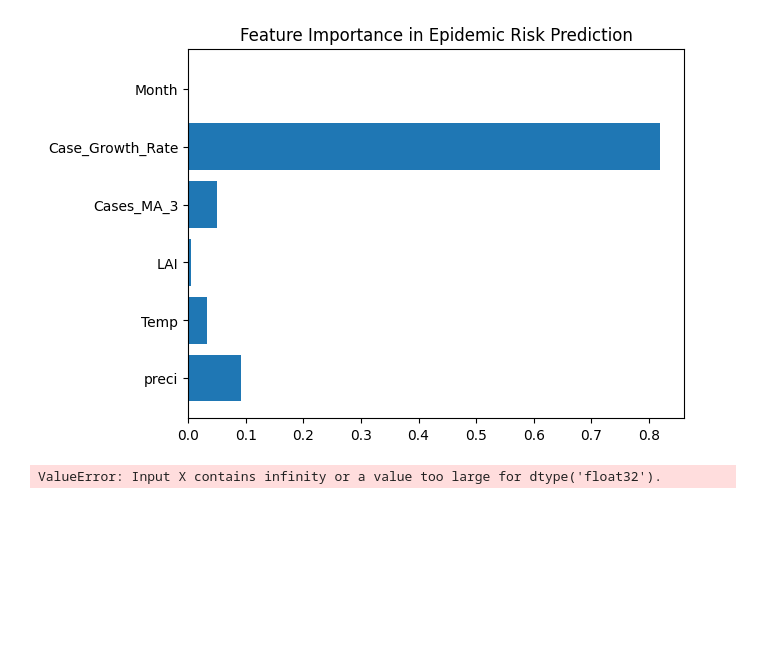
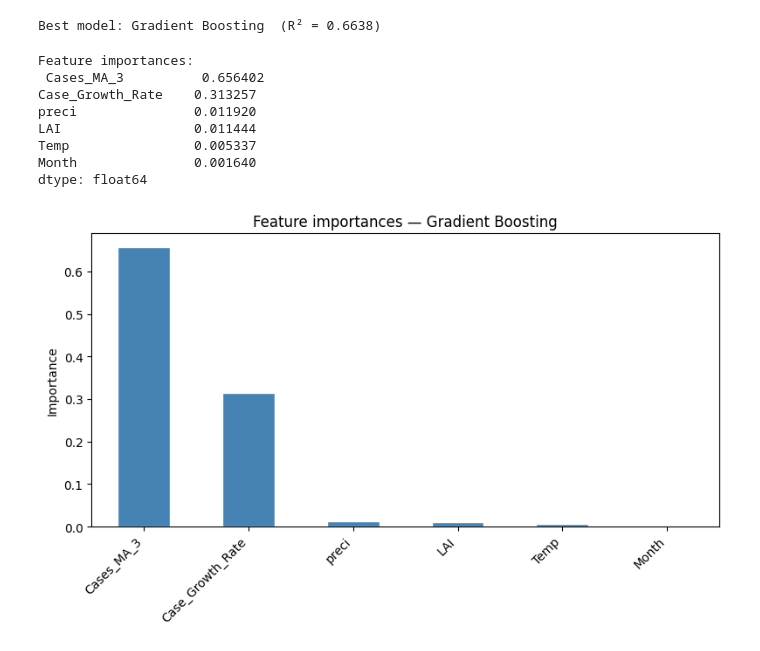
Before and after one commit to Nidhi2805/epidemic-hotspot-risk-prediction, a Jupyter notebook: notebooks/04_risk_prediction.ipynb, the cells around one changed output. Cells and saved outputs as stored; diff of their text form; code cells hidden in the pictures; blank space fills up the shorter version.

```diff
--- a/notebooks/04_risk_prediction.ipynb
+++ b/notebooks/04_risk_prediction.ipynb
@@ -69,5 +59,3 @@ X_test = scaler.transform(X_test)
 # %%
-from sklearn.ensemble import RandomForestRegressor
-
-model = RandomForestRegressor(n_estimators=100, random_state=42)
-model.fit(X_train, y_train)
+assert not np.isinf(X_train_sc).any(), "Inf in scaled training data"
+assert not np.isnan(X_train_sc).any(), "NaN in scaled training data"
@@ -86,34 +96,31 @@ R2 Score: -0.0007400610104921768
 # %%
-import matplotlib.pyplot as plt
-
-importance = model.feature_importances_
-feature_names = X.columns
-
-plt.barh(feature_names, importance)
-plt.title("Feature Importance in Epidemic Risk Prediction")
-plt.show()
+best_name  = max(results, key=lambda k: results[k]['R2'])
+best_model = results[best_name]['model']
+print(f"\nBest model: {best_name}  (R² = {results[best_name]['R2']:.4f})")
 # %% [output]
-[figure, removed]
+Best model: Gradient Boosting  (R² = 0.6638)
 # %%
-import numpy as np
+if hasattr(best_model, 'feature_importances_'):
+    importances = pd.Series(best_model.feature_importances_, index=features)
+    importances = importances.sort_values(ascending=False)
+    print("\nFeature importances:\n", importances)
 
-# Create a copy so we don't mess original accidentally
-X_full = X.copy()
-
-# Replace infinity
-X_full = X_full.replace([np.inf, -np.inf], np.nan)
-
-# Fill NaN (use same strategy as training)
-X_full = X_full.fillna(0)
-
-# Now scale
-X_full_scaled = scaler.transform(X_full)
-
-# Predict
-df['Predicted_Cases'] = model.predict(X_full_scaled)
-
-# Save file
-df.to_csv("../data/processed/epiclim_with_predictions.csv", index=False)
+    plt.figure(figsize=(8, 5))
+    importances.plot(kind='bar', color='steelblue', edgecolor='white')
+    plt.title(f'Feature importances — {best_name}')
+    plt.ylabel('Importance')
+    plt.xticks(rotation=45, ha='right')
+    plt.tight_layout()
+    plt.savefig("../outputs/feature_importances.png", dpi=150)
+    plt.show()
 # %% [output]
-ValueError: Input X contains infinity or a value too large for dtype('float32').
+Feature importances:
+ Cases_MA_3          0.656402
+Case_Growth_Rate    0.313257
+preci               0.011920
+LAI                 0.011444
+Temp                0.005337
+Month               0.001640
+dtype: float64
+[figure, added]
 # %%
```
Also changed, not shown: parts of 23 cells of this notebook, 18 other files.
